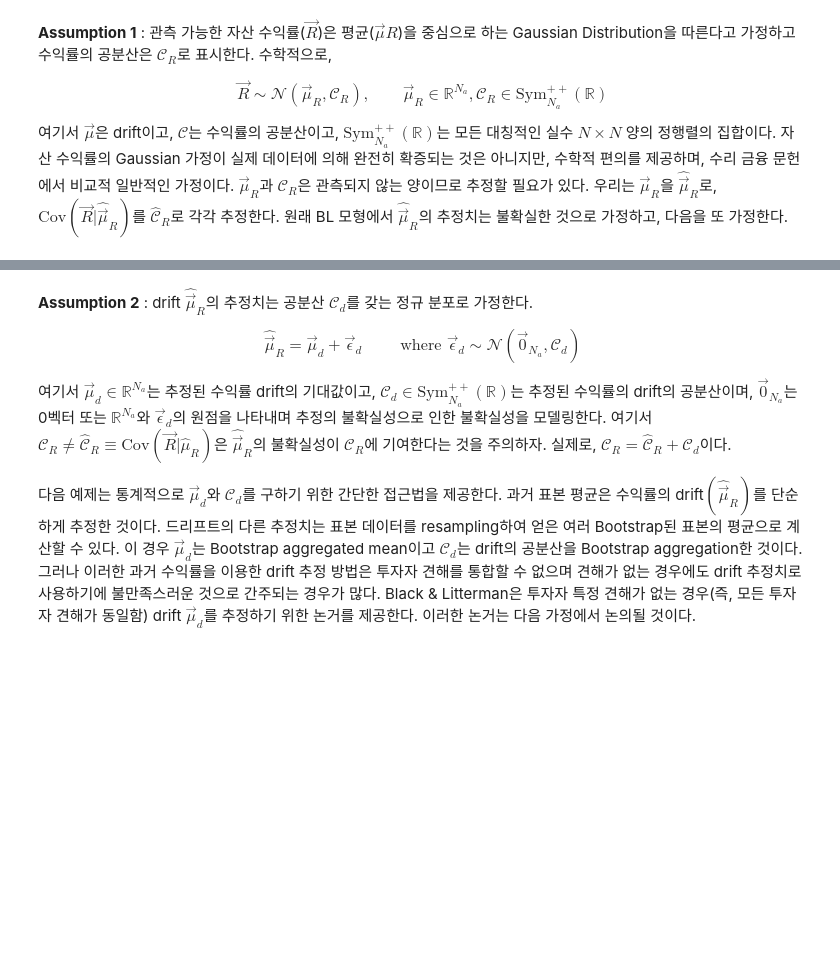
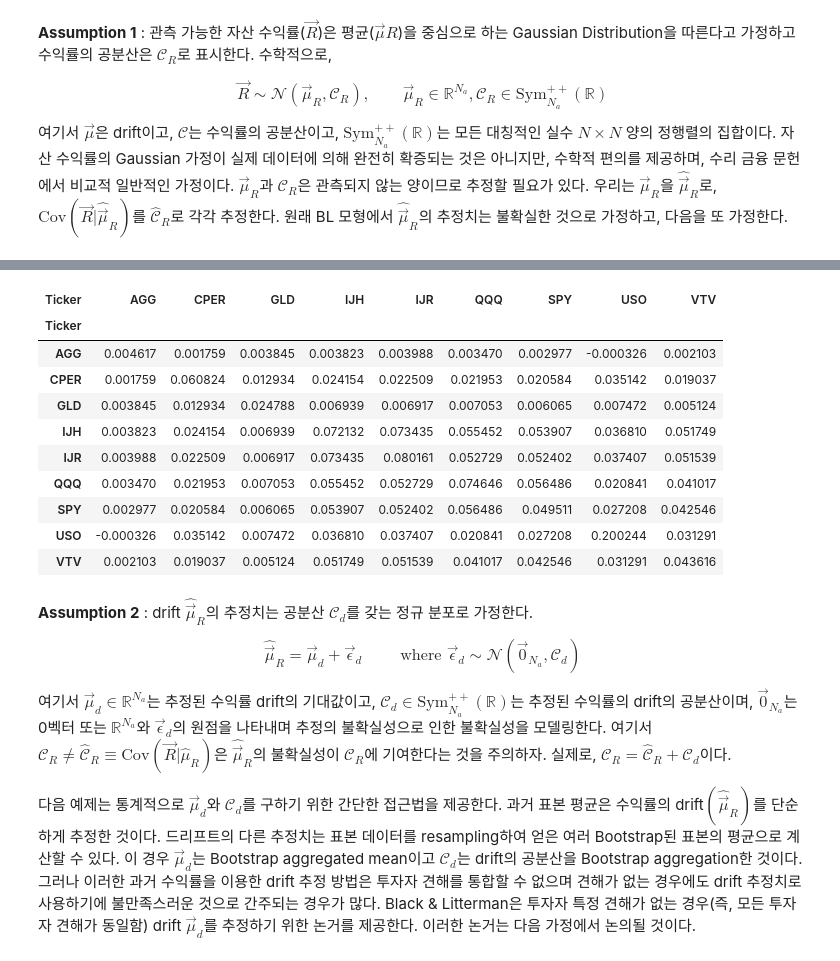
Before and after one commit to Tommylee1013/QuantFinanceResearch, a Jupyter notebook: A Geometric Approach To Asset Allocation with Investor Views/01ReviewOfBlackLittermanModels.ipynb, the cells around one changed output, grey strips where cells are left out. Cells and saved outputs as stored; diff of their text form; code cells hidden in the pictures; blank space fills up the shorter version.

```diff
--- a/A Geometric Approach To Asset Allocation with Investor Views/01ReviewOfBlackLittermanModels.ipynb
+++ b/A Geometric Approach To Asset Allocation with Investor Views/01ReviewOfBlackLittermanModels.ipynb
@@ -63,3 +109,23 @@ $$\vec{R} \sim \mathcal{N} \left( \vec{\mu}_R, \mathscr{C}_R\right), \qquad \vec
+# %%
+display(
+    pd.DataFrame(
+        estimated_cov_R,
+        index = ret.columns,
+        columns = ret.columns
+    )
+)
+# %% [output]
+| Ticker | AGG | CPER | GLD | IJH | IJR | QQQ | SPY | USO | VTV |
+| Ticker |  |  |  |  |  |  |  |  |  |
+| AGG | 0.004617 | 0.001759 | 0.003845 | 0.003823 | 0.003988 | 0.003470 | 0.002977 | -0.000326 | 0.002103 |
+| CPER | 0.001759 | 0.060824 | 0.012934 | 0.024154 | 0.022509 | 0.021953 | 0.020584 | 0.035142 | 0.019037 |
+| GLD | 0.003845 | 0.012934 | 0.024788 | 0.006939 | 0.006917 | 0.007053 | 0.006065 | 0.007472 | 0.005124 |
+| IJH | 0.003823 | 0.024154 | 0.006939 | 0.072132 | 0.073435 | 0.055452 | 0.053907 | 0.036810 | 0.051749 |
+| IJR | 0.003988 | 0.022509 | 0.006917 | 0.073435 | 0.080161 | 0.052729 | 0.052402 | 0.037407 | 0.051539 |
+| QQQ | 0.003470 | 0.021953 | 0.007053 | 0.055452 | 0.052729 | 0.074646 | 0.056486 | 0.020841 | 0.041017 |
+| SPY | 0.002977 | 0.020584 | 0.006065 | 0.053907 | 0.052402 | 0.056486 | 0.049511 | 0.027208 | 0.042546 |
+| USO | -0.000326 | 0.035142 | 0.007472 | 0.036810 | 0.037407 | 0.020841 | 0.027208 | 0.200244 | 0.031291 |
+| VTV | 0.002103 | 0.019037 | 0.005124 | 0.051749 | 0.051539 | 0.041017 | 0.042546 | 0.031291 | 0.043616 |
 # %% [markdown]
 **Assumption 2** : drift $\widehat{\vec{\mu}}_R$의 추정치는 공분산 $\mathscr{C}_d$를 갖는 정규 분포로 가정한다.
 
```
Also changed, not shown: parts of 15 cells of this notebook.
